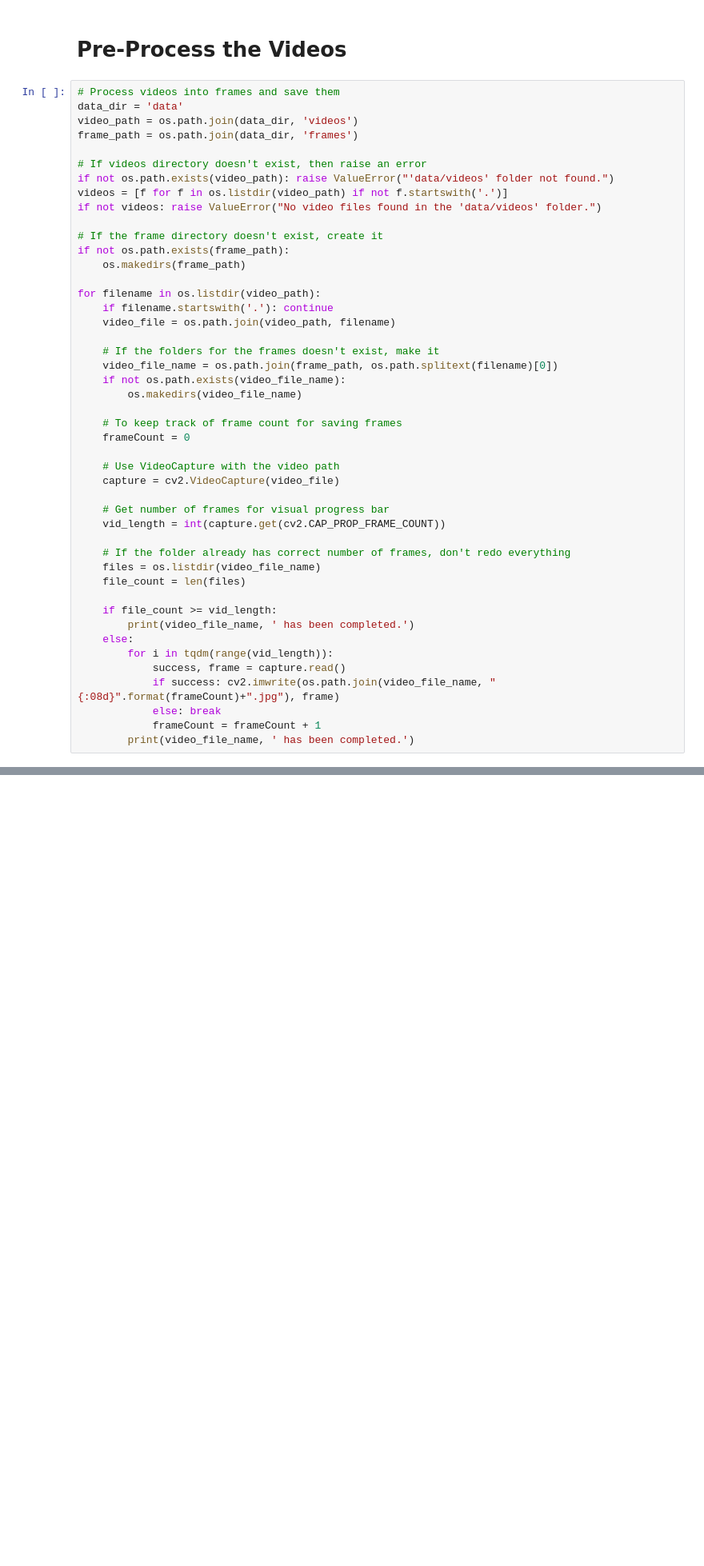
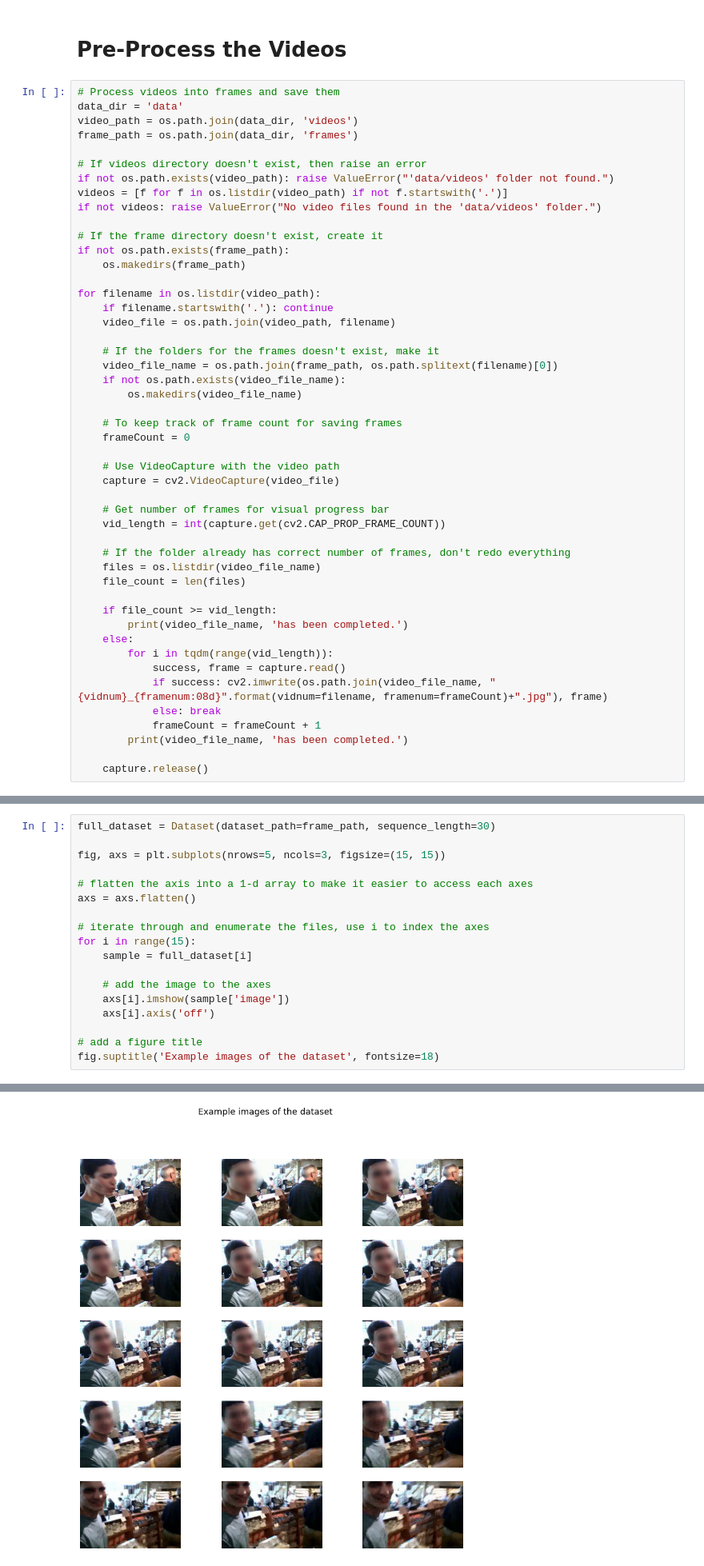
Before and after one commit to peshmerge/advanced_computer_vision, a Jupyter notebook: dataset.ipynb, the cells around one changed output, grey strips where cells are left out. Shown at 80% size. Cells and saved outputs as stored; diff of their text form; blank space fills up the shorter version.

Commit message:
Added basic dataset class/data loader

```diff
--- a/dataset.ipynb
+++ b/dataset.ipynb
@@ -45,13 +56,15 @@ for filename in os.listdir(video_path):
     file_count = len(files)
 
     if file_count >= vid_length:
-        print(video_file_name, ' has been completed.')
+        print(video_file_name, 'has been completed.')
     else:
         for i in tqdm(range(vid_length)):
             success, frame = capture.read()
-            if success: cv2.imwrite(os.path.join(video_file_name, "{:08d}".format(frameCount)+".jpg"), frame)
+            if success: cv2.imwrite(os.path.join(video_file_name, "{vidnum}_{framenum:08d}".format(vidnum=filename, framenum=frameCount)+".jpg"), frame)
             else: break
             frameCount = frameCount + 1
-        print(video_file_name, ' has been completed.')
+        print(video_file_name, 'has been completed.')
+
+    capture.release()
 # %% [output]
 data/frames/P01  has been completed.
@@ -59,0 +125,19 @@ data/frames/P01  has been completed.
+# %%
+full_dataset = Dataset(dataset_path=frame_path, sequence_length=30)
+
+fig, axs = plt.subplots(nrows=5, ncols=3, figsize=(15, 15))
+
+# flatten the axis into a 1-d array to make it easier to access each axes
+axs = axs.flatten()
+
+# iterate through and enumerate the files, use i to index the axes
+for i in range(15):
+    sample = full_dataset[i]
+
+    # add the image to the axes
+    axs[i].imshow(sample['image'])
+    axs[i].axis('off')
+
+# add a figure title
+fig.suptitle('Example images of the dataset', fontsize=18)
+# %% [output]
@@ -59,0 +145 @@ data/frames/P01  has been completed.
+[figure, added]
```
Also changed, not shown: parts of 6 cells of this notebook.
